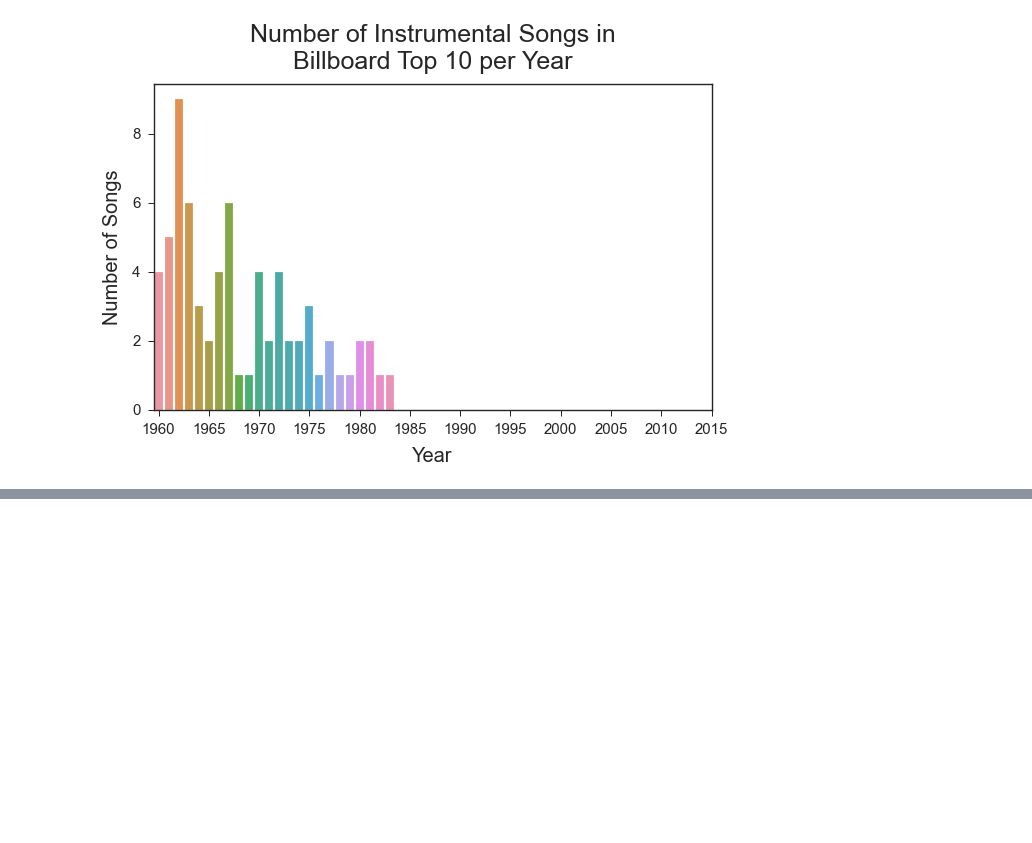
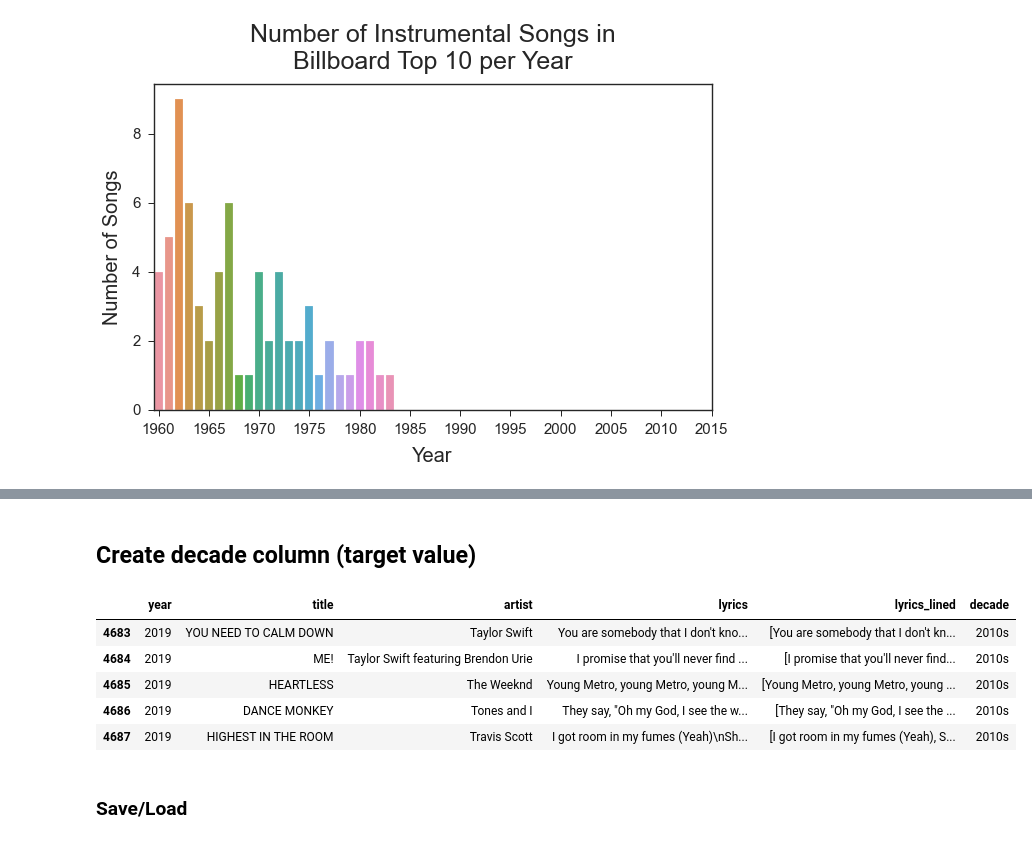
Before and after one commit to p-szymo/lyrics_thru_decades, a Jupyter notebook: 02_data_cleaning.ipynb, the cells around one changed output, grey strips where cells are left out. Drawn from its saved outputs; the diff is of its cells as text; code cells hidden in the pictures; blank space fills up the shorter version.

Commit message:
create list of lines and decade columns

```diff
--- a/02_data_cleaning.ipynb
+++ b/02_data_cleaning.ipynb
@@ -115,0 +117,3 @@ plt.show()
+# %%
+# drop instrumentals and reset index
+df = df.dropna().reset_index(drop=True)
@@ -119,0 +135,17 @@ AttributeError: 'float' object has no attribute 'split'
+# %% [markdown]
+## Create decade column (target value)
+# %%
+# create column with decade label
+df['decade'] = df.year.map(lambda x: f'{str(x//10)}0s')
+
+# take a look
+df.tail()
+# %% [output]
+|  | year | title | artist | lyrics | lyrics_lined | decade |
+| 4683 | 2019 | YOU NEED TO CALM DOWN | Taylor Swift | You are somebody that I don't kno... | [You are somebody that I don't kn... | 2010s |
+| 4684 | 2019 | ME! | Taylor Swift featuring Brendon Urie | I promise that you'll never find ... | [I promise that you'll never find... | 2010s |
+| 4685 | 2019 | HEARTLESS | The Weeknd | Young Metro, young Metro, young M... | [Young Metro, young Metro, young ... | 2010s |
+| 4686 | 2019 | DANCE MONKEY | Tones and I | They say, "Oh my God, I see the w... | [They say, "Oh my God, I see the ... | 2010s |
+| 4687 | 2019 | HIGHEST IN THE ROOM | Travis Scott | I got room in my fumes (Yeah)\nSh... | [I got room in my fumes (Yeah), S... | 2010s |
+# %% [markdown]
+### Save/Load
```
Also changed, not shown: parts of 4 cells of this notebook.
